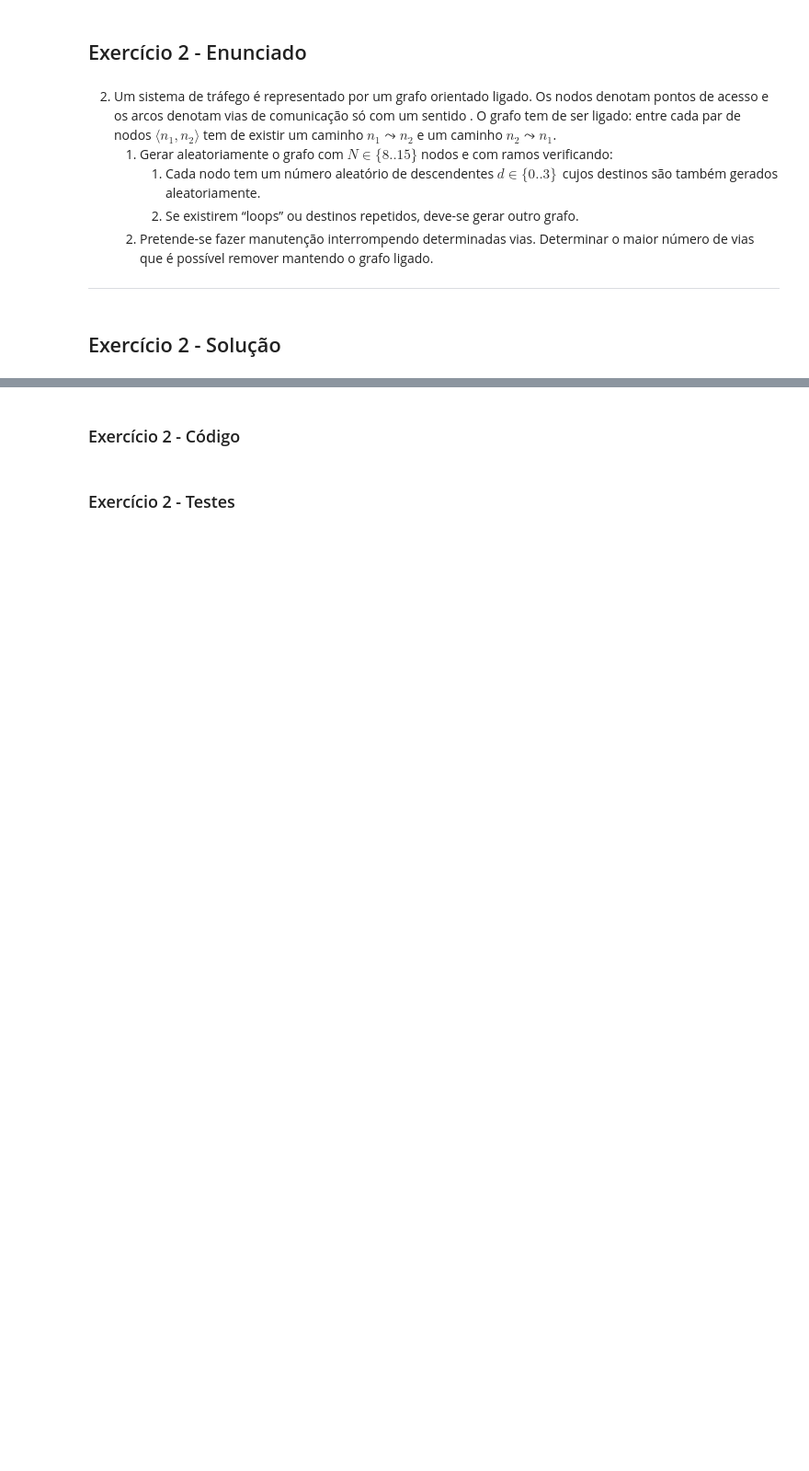
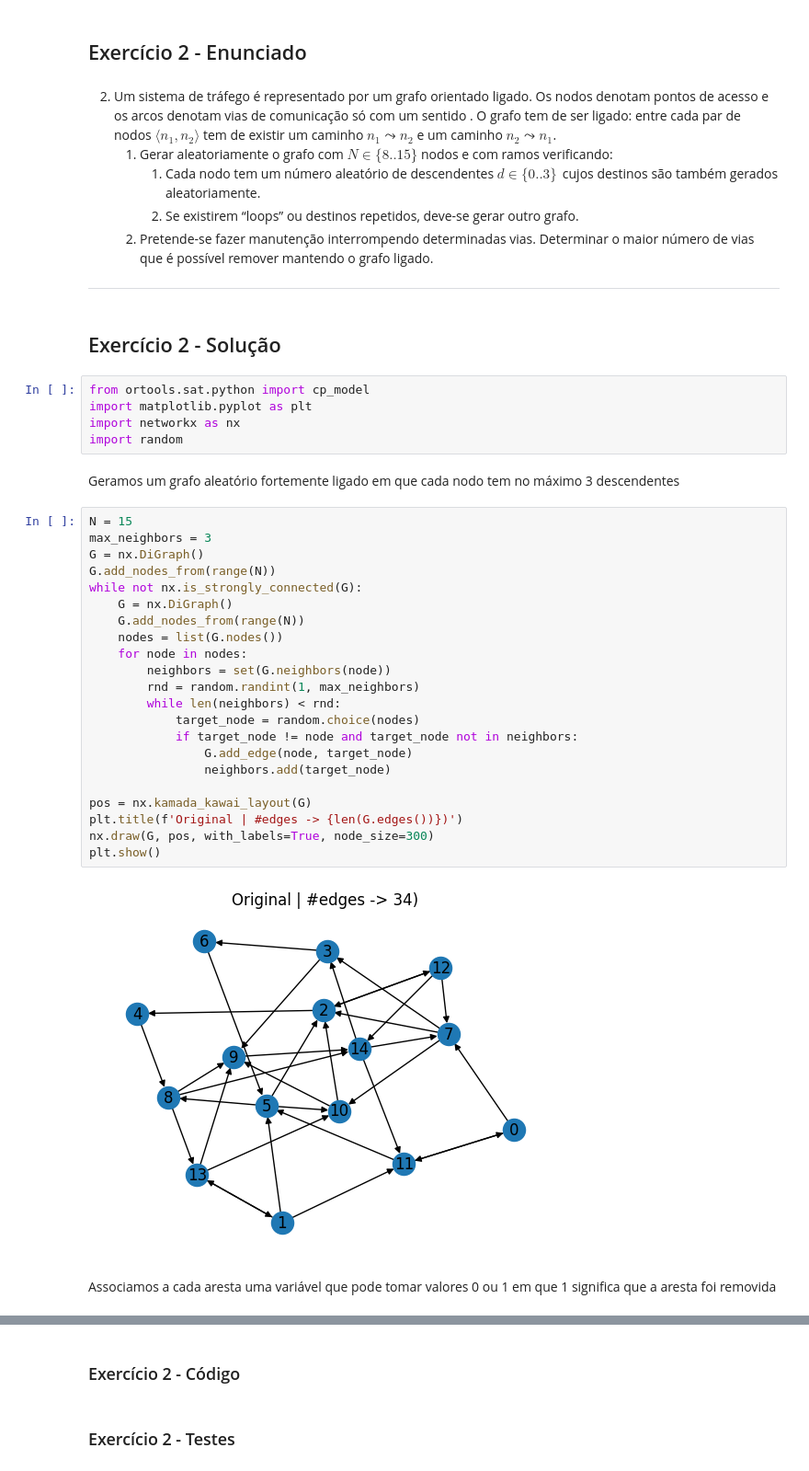
Before and after one commit to greybrunix/LC_PROJ, a Jupyter notebook: TP1/TP1.Exercise2.ipynb, the cells around one changed output, grey strips where cells are left out. Shown: that part at 92% size. Drawn from its saved outputs; the diff is of its cells as text; blank space fills up the shorter version.

```diff
--- a/TP1/TP1.Exercise2.ipynb
+++ b/TP1/TP1.Exercise2.ipynb
@@ -18,3 +18,36 @@ Lógica Computacional TP1.Exercício2
 ---
 # %% [markdown]
 ## Exercício 2 - Solução
+# %%
+from ortools.sat.python import cp_model
+import matplotlib.pyplot as plt
+import networkx as nx
+import random
+# %% [markdown]
+Geramos um grafo aleatório fortemente ligado em que cada nodo tem no máximo 3 descendentes
+# %%
+N = 15
+max_neighbors = 3
+G = nx.DiGraph()
+G.add_nodes_from(range(N))
+while not nx.is_strongly_connected(G):
+    G = nx.DiGraph()
+    G.add_nodes_from(range(N))
+    nodes = list(G.nodes())
+    for node in nodes:
+        neighbors = set(G.neighbors(node))
+        rnd = random.randint(1, max_neighbors)
+        while len(neighbors) < rnd:
+            target_node = random.choice(nodes)
+            if target_node != node and target_node not in neighbors:
+                G.add_edge(node, target_node)
+                neighbors.add(target_node)
+
+pos = nx.kamada_kawai_layout(G)
+plt.title(f'Original | #edges -> {len(G.edges())})')
+nx.draw(G, pos, with_labels=True, node_size=300)
+plt.show()
+# %% [output]
+[figure, added]
+# %% [markdown]
+Associamos a cada aresta uma variável que pode tomar valores 0 ou 1 em que 1 significa que a aresta foi removida
```
Also changed, not shown: parts of 7 cells of this notebook.
